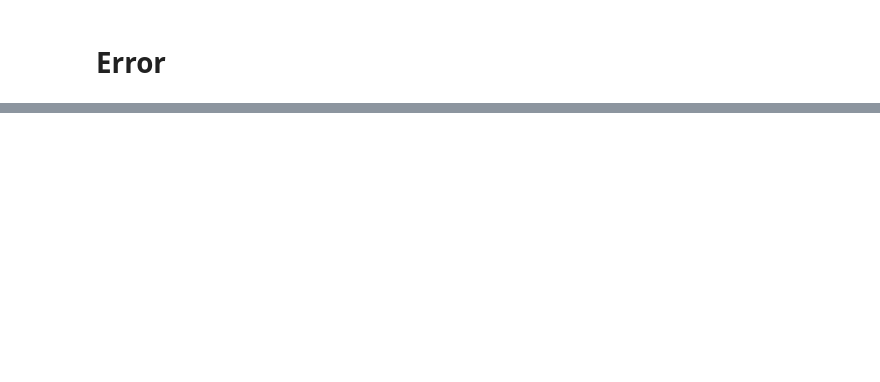
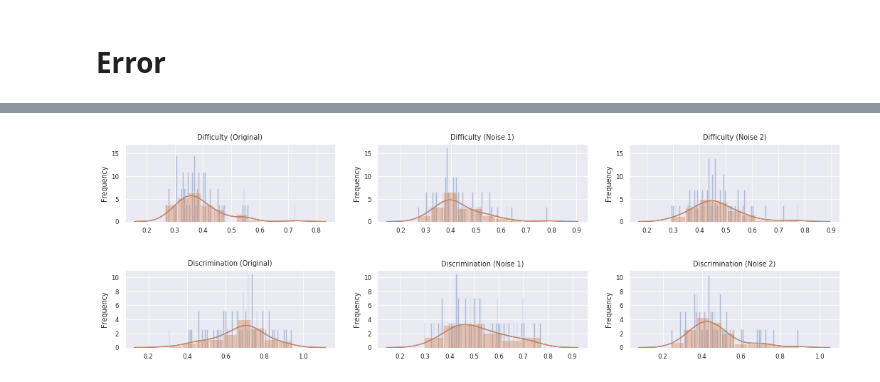
Before and after one commit to jvcm/irt_project, a Jupyter notebook: analysis.ipynb, the cells around one changed output, grey strips where cells are left out. Cells and saved outputs as stored; diff of their text form; code cells hidden in the pictures; blank space fills up the shorter version.

```diff
--- a/analysis.ipynb
+++ b/analysis.ipynb
@@ -342,20 +348,23 @@ fig.savefig('./Results_IRT/'+name+'/noise_error')
 # %%
 for h, param in enumerate(plot):
     sns.set_context('paper')
     scale = 0
     fig, axes = plt.subplots(1, 3, figsize=(18,2))
-    for i, data in enumerate(all_files):
-        values = data[2].iloc[:, h].values.reshape(-1,1)
+    for i, noise in enumerate(noises_i):
+        values = params[noise][:, h]
         sns.distplot(values,bins=100,ax=axes[i])
         sns.distplot(values, ax= axes[i])
         current_scale = axes[i].get_ylim()[1] - axes[i].get_ylim()[0]
         if current_scale > scale:
             scale = current_scale
             y_lim = axes[i].get_ylim()
         axes[i].set_title(param + ' (' + plts[i] + ')')
         axes[i].set_ylabel('Frequency')
     for ax in axes:
         ax.set_ylim(y_lim)
     fig.subplots_adjust(hspace=0.3)
-    fig.savefig('./Results_IRT/'+name+'/hists_' + param + '.png')
+#     fig.savefig('./Results_IRT/'+name+'/hists_' + param + '.png')
+# %% [output]
+[figure, added]
+[figure, added]
 # %%
```
Also changed, not shown: parts of 7 cells of this notebook.
